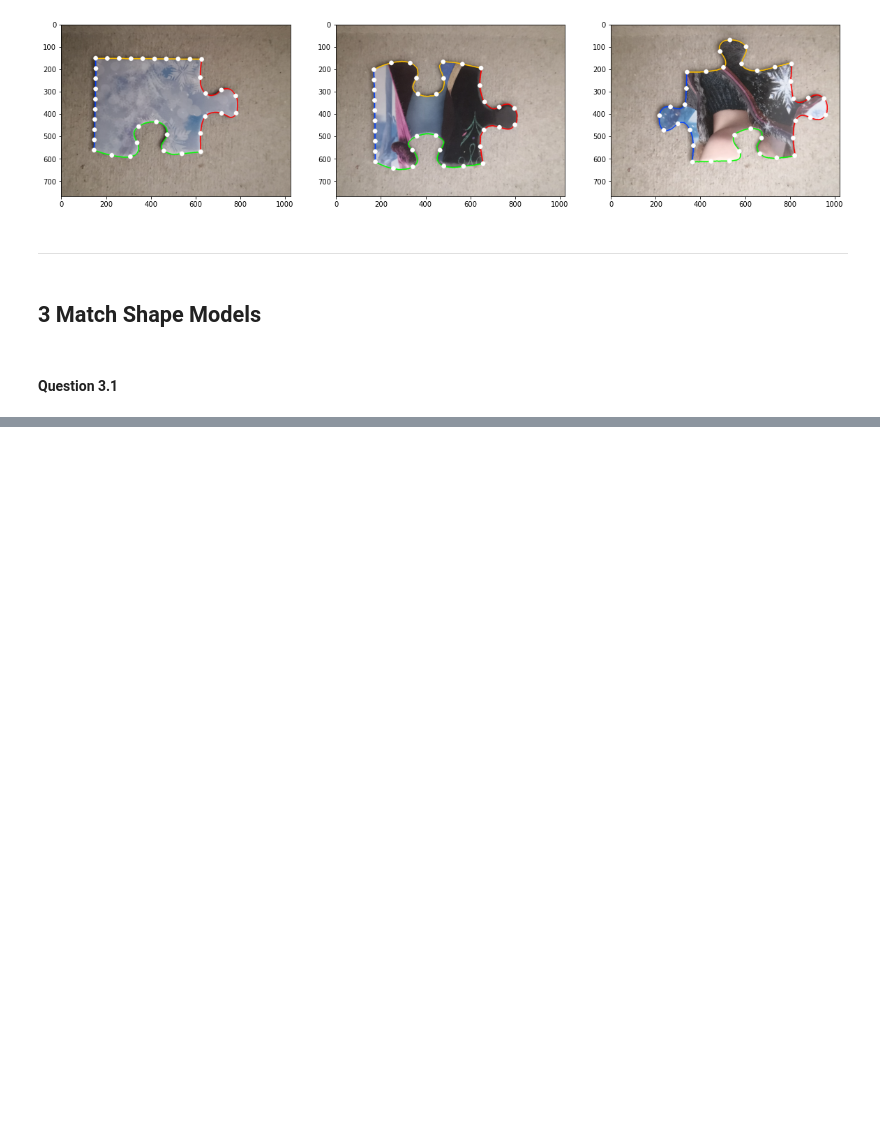
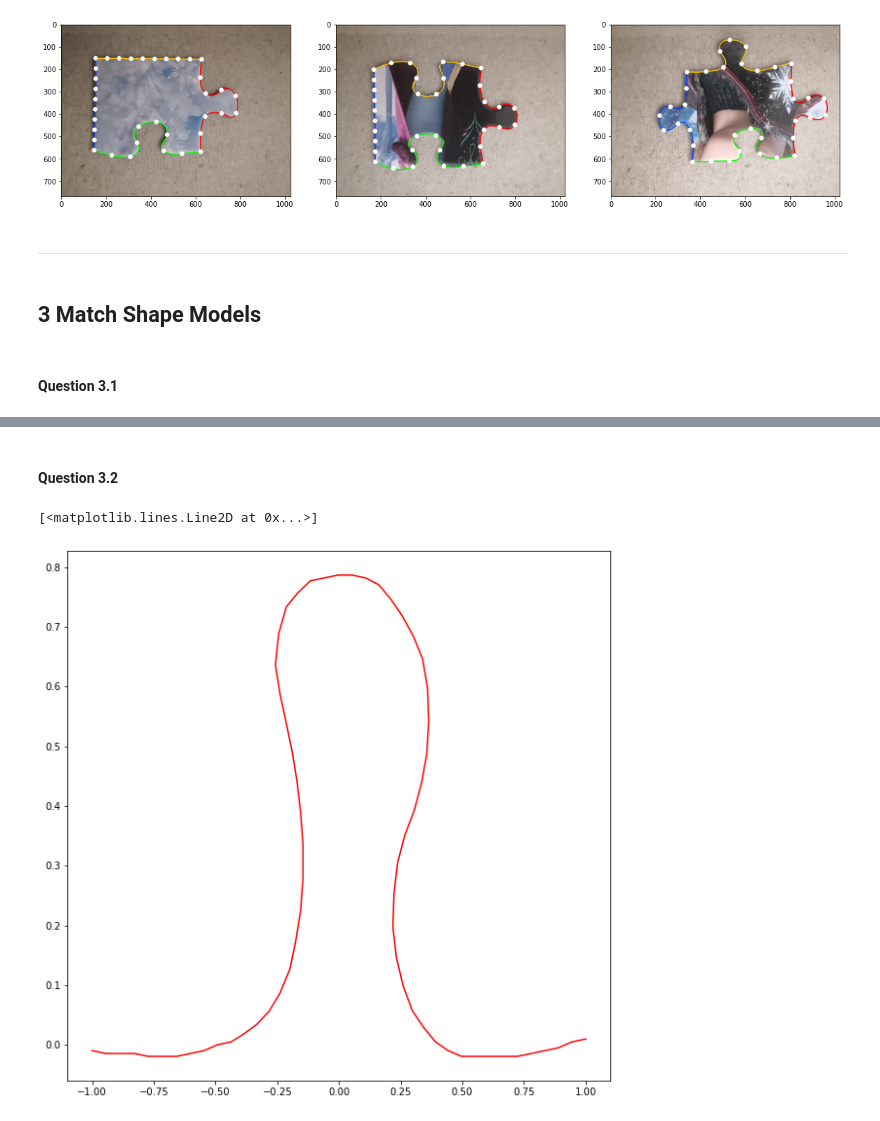
Before and after one commit to blk-turtle/cvlab6, a Jupyter notebook: 1717212_lab6.ipynb, the cells around one changed output, grey strips where cells are left out. Drawn from its saved outputs; the diff is of its cells as text; code cells hidden in the pictures; blank space fills up the shorter version.

Commit message:
Complete question 3.2.

```diff
--- a/1717212_lab6.ipynb
+++ b/1717212_lab6.ipynb
@@ -324,0 +316,23 @@ def is_flat_side(contour, min_ratio=0.9):
+# %% [markdown]
+#### Question 3.2
+# %%
+nonFlats = []
+indices = []
+for i, piece in enumerate(interped):
+    for j, side in enumerate(piece):
+        if is_flat_side(side):
+            nonFlats.append(side)
+            indices.append((i, j)) # puzzle piece index then side index
+# %%
+fig = plt.figure(figsize=(10, 10))
+clrs = ['r', 'g', 'b', 'y'] # colours for each plotted side; red, green, blue, yellow
+
+side = nonFlats[0].copy()
+# side = interped[0][0].copy()
+x = side[:, 0, 0] # extract x and y from side
+y = side[:, 0, 1]
+
+plt.plot(x, y, clrs[0])
+# %% [output]
+[<matplotlib.lines.Line2D at 0x...>]
+[figure, added]
```
Also changed, not shown: parts of 3 cells of this notebook.
